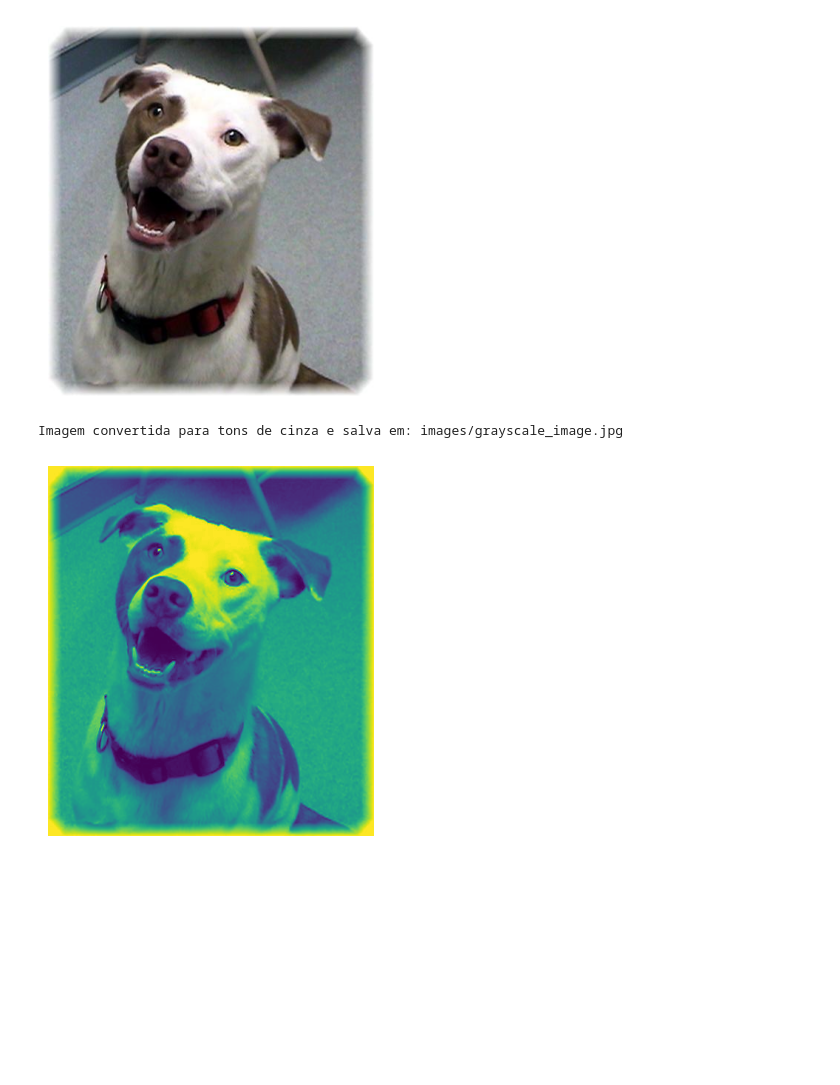
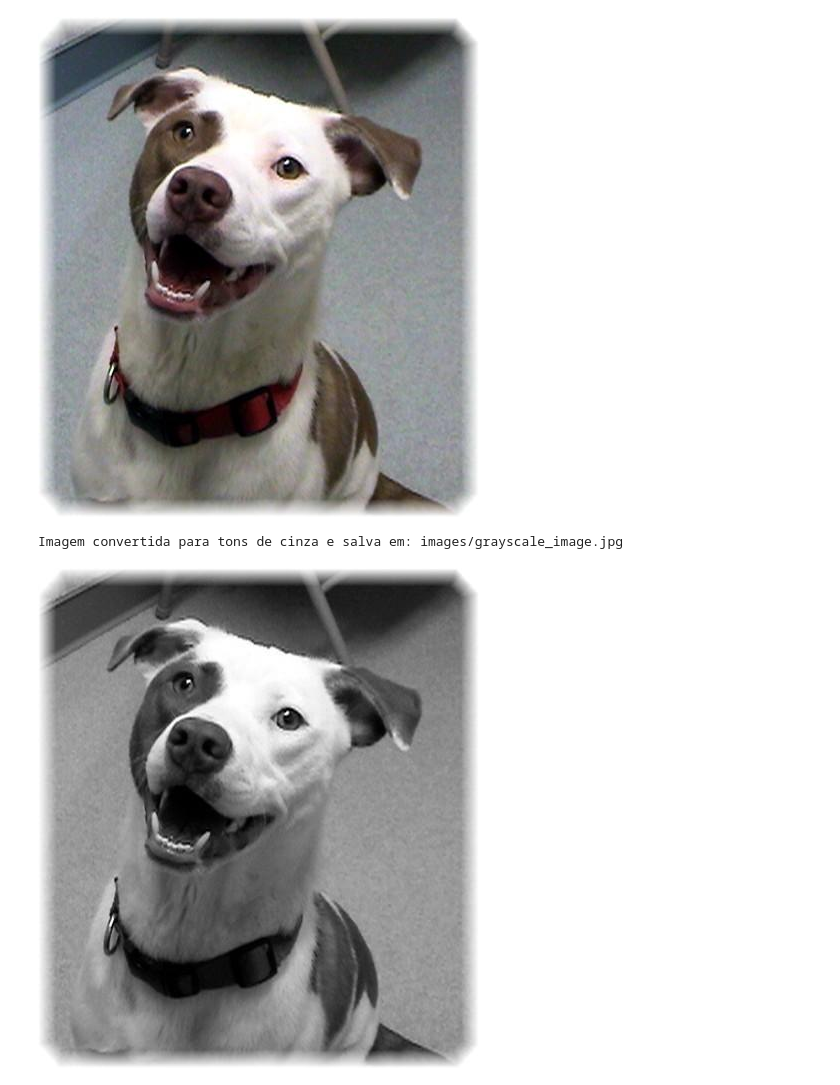
Before and after one commit to danieltorrescode/DIO_lab_projects, a Jupyter notebook: 2-dimensionality_reduction.ipynb, the cells around one changed output. Cells and saved outputs as stored; diff of their text form; code cells hidden in the pictures; blank space fills up the shorter version.

Commit message:
updated to use IPython.display.Image

```diff
--- a/2-dimensionality_reduction.ipynb
+++ b/2-dimensionality_reduction.ipynb
@@ -1,38 +1,29 @@
 # %%
-from PIL import Image
+from PIL import Image as ImagePIL
 import matplotlib.pyplot as plt
+from IPython.display import Image, display
 
 image_path = "images/PetImages/Dog/101.jpg"
 output_path = "images/grayscale_image.jpg"
 
 # Load and display the image
-image = Image.open(image_path)
-
-# Display using Matplotlib
-plt.imshow(image)
-plt.axis('off')  # Hide axes
-plt.show()
+display(Image(filename=image_path))
 # %% [output]
-[figure, old version]
+[figure, new version]
 # %%
 
 # Carregar a imagem
-image = Image.open(image_path)
+image = ImagePIL.open(image_path)
 # Converter para tons de cinza
 grayscale_image = image.convert("L")
 # Salvar a imagem em tons de cinza
 grayscale_image.save(output_path)
 print(f"Imagem convertida para tons de cinza e salva em: {output_path}")
 # Load and display the image
-image = Image.open(output_path)
-
-# Display using Matplotlib
-plt.imshow(image)
-plt.axis('off')  # Hide axes
-plt.show()
+display(Image(filename=output_path))
 # %% [output]
 Imagem convertida para tons de cinza e salva em: images/grayscale_image.jpg
-[figure, old version]
+[figure, new version]
 # %%
 output_path = "images/binary_image.jpg"
  # Limite de limiarização (padrão: 128).
```
Also changed, not shown: parts of 1 cell of this notebook.
